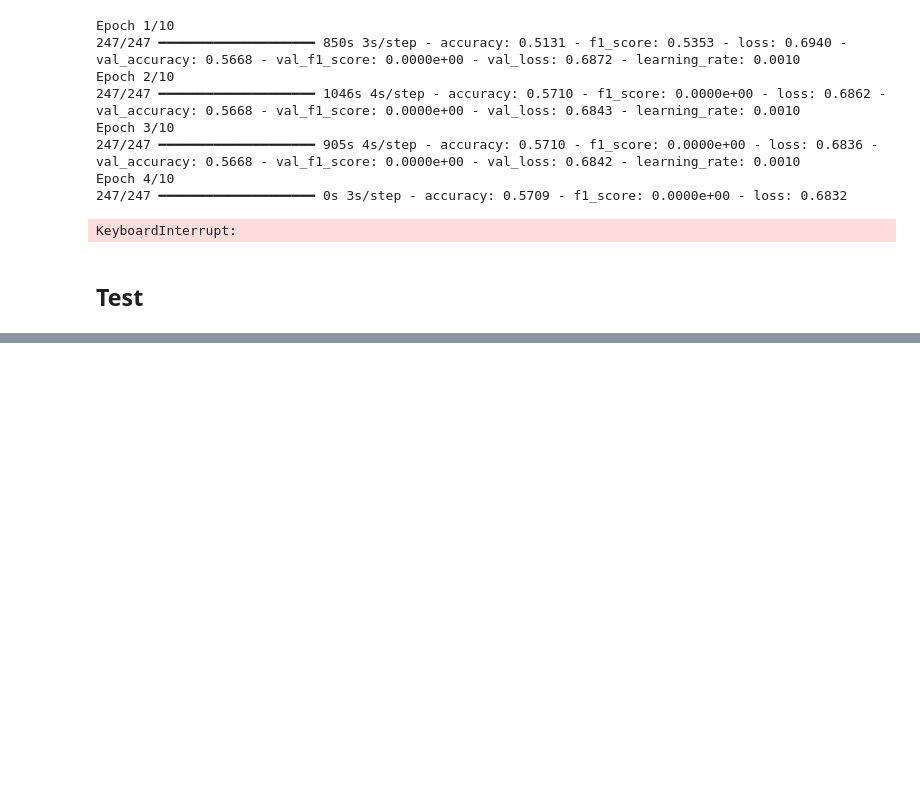
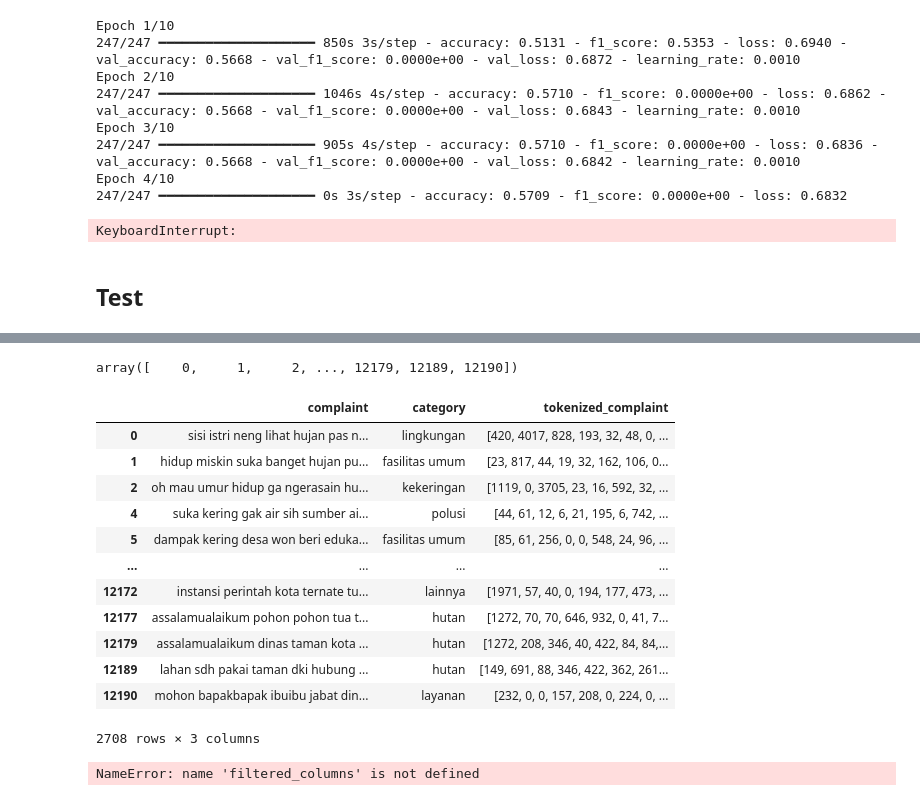
Before and after one commit to Gedor-Team/Gedor, a Jupyter notebook: ml/model/complaint_detection/complaint_detection.ipynb, the cells around one changed output, grey strips where cells are left out. Drawn from its saved outputs; the diff is of its cells as text; code cells hidden in the pictures; blank space fills up the shorter version.

```diff
--- a/ml/model/complaint_detection/complaint_detection.ipynb
+++ b/ml/model/complaint_detection/complaint_detection.ipynb
@@ -1854,6 +1870,9 @@ def tokenize_complaint(complaint):
 # Tokenize each complaint
 df['tokenized_complaint'] = df['complaint'].apply(tokenize_complaint)
 # %%
-X = df['tokenized_complaint']
+X = df['complaint']
 # %%
-y = model.predict(X)
+X_train_seq = tokenizer.texts_to_sequences(X)
+X_train_pad = pad_sequences(X_train_seq, maxlen=max_length)
+# %%
+y = model.predict(X_train_pad)
@@ -1860,2 +1881,5 @@ y = model.predict(X)
 # %%
-df['is_complaint']=y
+indices = np.where(y >= 0.5)[0]
+indices
+# %% [output]
+array([    0,     1,     2, ..., 12179, 12189, 12190])
@@ -1863,0 +1886,22 @@ df[df['is_complaint']==1]
+# %%
+filtered_df = df.iloc[indices]
+filtered_df
+# %% [output]
+|  | complaint | category | tokenized_complaint |
+| 0 | sisi istri neng lihat hujan pas n... | lingkungan | [420, 4017, 828, 193, 32, 48, 0, ... |
+| 1 | hidup miskin suka banget hujan pu... | fasilitas umum | [23, 817, 44, 19, 32, 162, 106, 0... |
+| 2 | oh mau umur hidup ga ngerasain hu... | kekeringan | [1119, 0, 3705, 23, 16, 592, 32, ... |
+| 4 | suka kering gak air sih sumber ai... | polusi | [44, 61, 12, 6, 21, 195, 6, 742, ... |
+| 5 | dampak kering desa won beri eduka... | fasilitas umum | [85, 61, 256, 0, 0, 548, 24, 96, ... |
+| ... | ... | ... | ... |
+| 12172 | instansi perintah kota ternate tu... | lainnya | [1971, 57, 40, 0, 194, 177, 473, ... |
+| 12177 | assalamualaikum pohon pohon tua t... | hutan | [1272, 70, 70, 646, 932, 0, 41, 7... |
+| 12179 | assalamualaikum dinas taman kota ... | hutan | [1272, 208, 346, 40, 422, 84, 84,... |
+| 12189 | lahan sdh pakai taman dki hubung ... | hutan | [149, 691, 88, 346, 422, 362, 261... |
+| 12190 | mohon bapakbapak ibuibu jabat din... | layanan | [232, 0, 0, 157, 208, 0, 224, 0, ... |
+2708 rows × 3 columns
+# %%
+# Save the selected columns to a new CSV file
+filtered_columns.to_csv('../../model/category_detection/category_training_data.csv', index=False)
+# %% [output]
+NameError: name 'filtered_columns' is not defined
```
Also changed, not shown: parts of 3 cells of this notebook, 1 other file.
